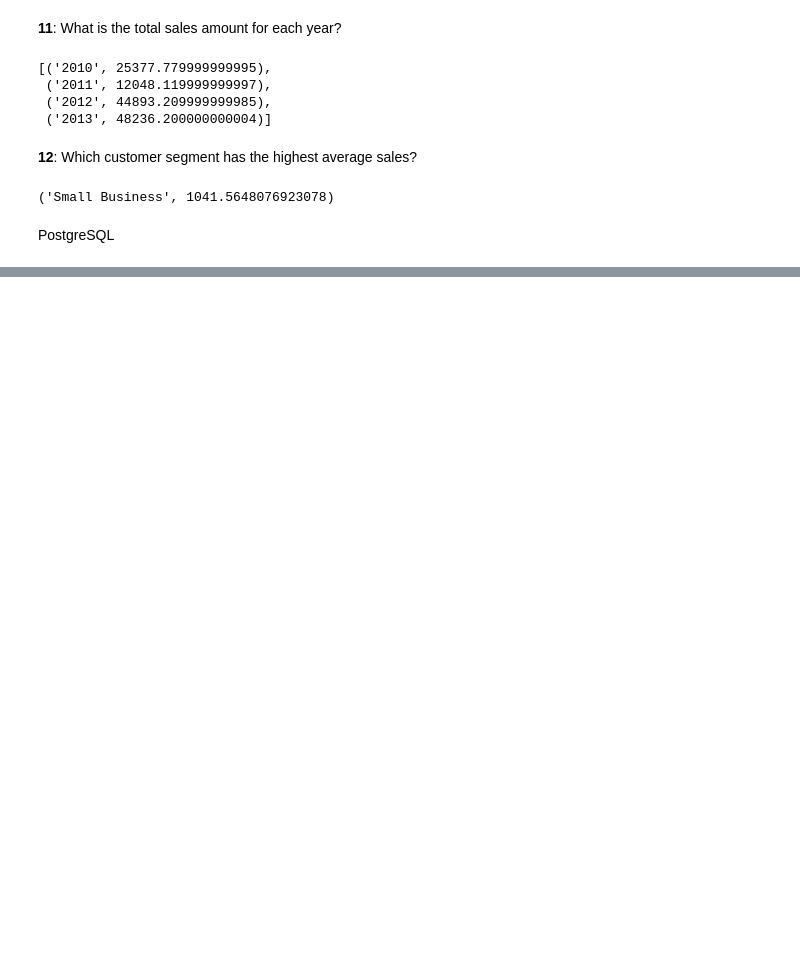
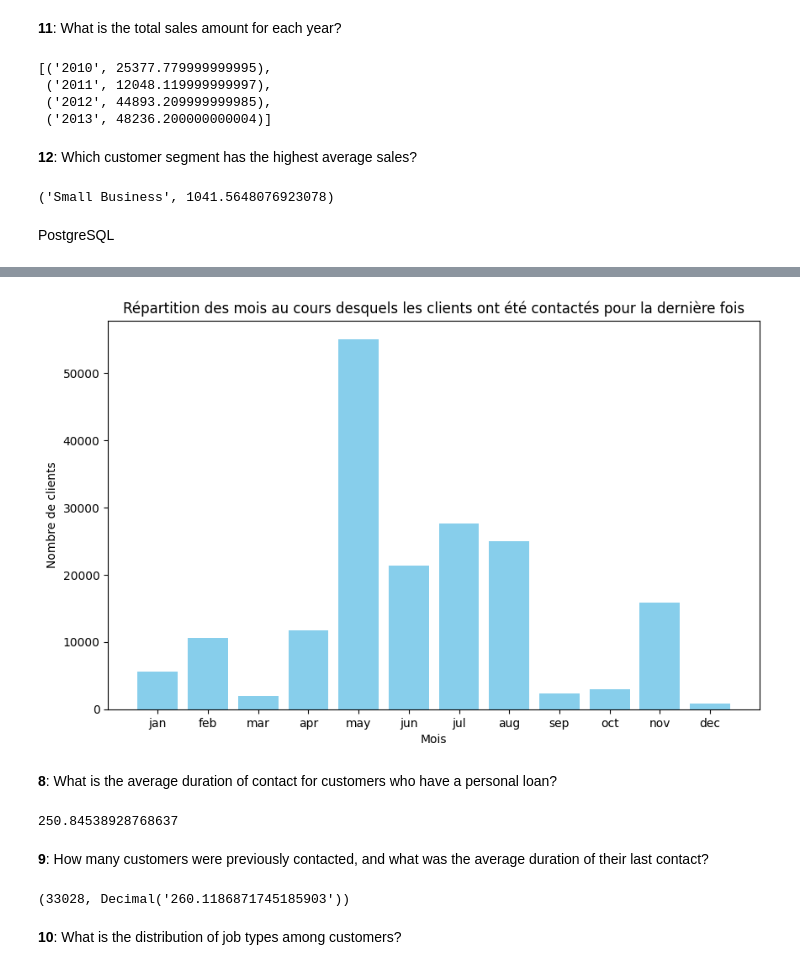
Before and after one commit to valentinb67/ExercicesNoSQL, a Jupyter notebook: EXERCICES/EX-Chap1.ipynb, the cells around one changed output, grey strips where cells are left out. Saved outputs shown, nothing was run; the diff lists cells and outputs as text; code cells hidden in the pictures; blank space fills up the shorter version.

```diff
--- a/EXERCICES/EX-Chap1.ipynb
+++ b/EXERCICES/EX-Chap1.ipynb
@@ -520,0 +605,10 @@ PostgreSQL
+# %%
+cur.execute("""
+    SELECT month, COUNT(*) AS count
+    FROM bank_full
+    GROUP BY month
+    ORDER BY count DESC
+""")
+
+month_distribution = cur.fetchall()
+month_distribution
@@ -520,0 +628,43 @@ PostgreSQL
+# %%
+import matplotlib.pyplot as plt
+
+df_distrib = pd.DataFrame(month_distribution, columns=['month', 'count'])
+
+month_order = ['jan', 'feb', 'mar', 'apr', 'may', 'jun', 'jul', 'aug', 'sep', 'oct', 'nov', 'dec']
+df_distrib['month'] = pd.Categorical(df_distrib['month'], categories=month_order, ordered=True)
+df_distrib = df_distrib.sort_values('month')
+
+plt.figure(figsize=(10, 6))
+plt.bar(df_distrib['month'], df_distrib['count'], color='skyblue')
+plt.xlabel('Mois')
+plt.ylabel('Nombre de clients')
+plt.title('Répartition des mois au cours desquels les clients ont été contactés pour la dernière fois')
+plt.show()
+# %% [output]
+[figure, added]
+# %% [markdown]
+**8**: What is the average duration of contact for customers who have a personal loan?
+# %%
+cur.execute("""
+    SELECT AVG(duration)
+    FROM bank_full
+    WHERE loan = 'yes'
+""")
+
+float(cur.fetchone()[0])
+# %% [output]
+250.84538928768637
+# %% [markdown]
+**9**: How many customers were previously contacted, and what was the average duration of their last contact?
+# %%
+cur.execute(query = """
+    SELECT COUNT(*), AVG(duration)
+    FROM bank_full
+    WHERE previous > 0
+""")
+
+cur.fetchone()
+# %% [output]
+(33028, Decimal('260.1186871745185903'))
+# %% [markdown]
+**10**: What is the distribution of job types among customers?
```
Also changed, not shown: parts of 41 cells of this notebook, 3 other files.
